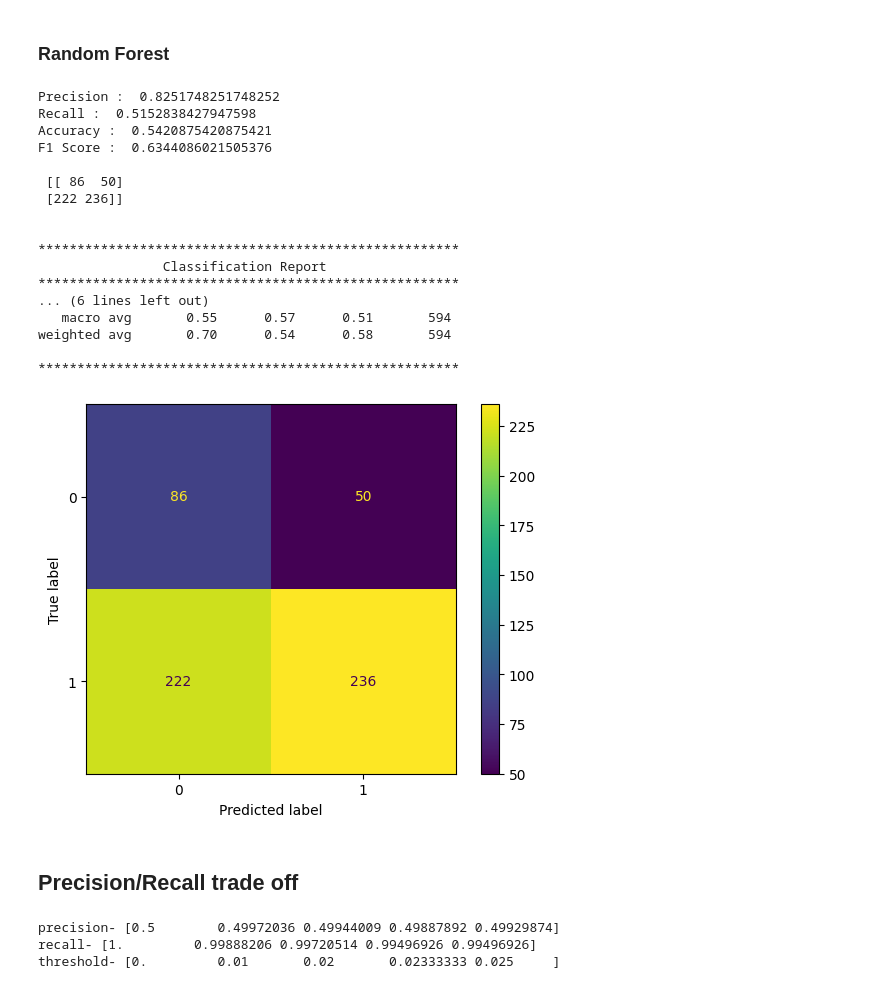
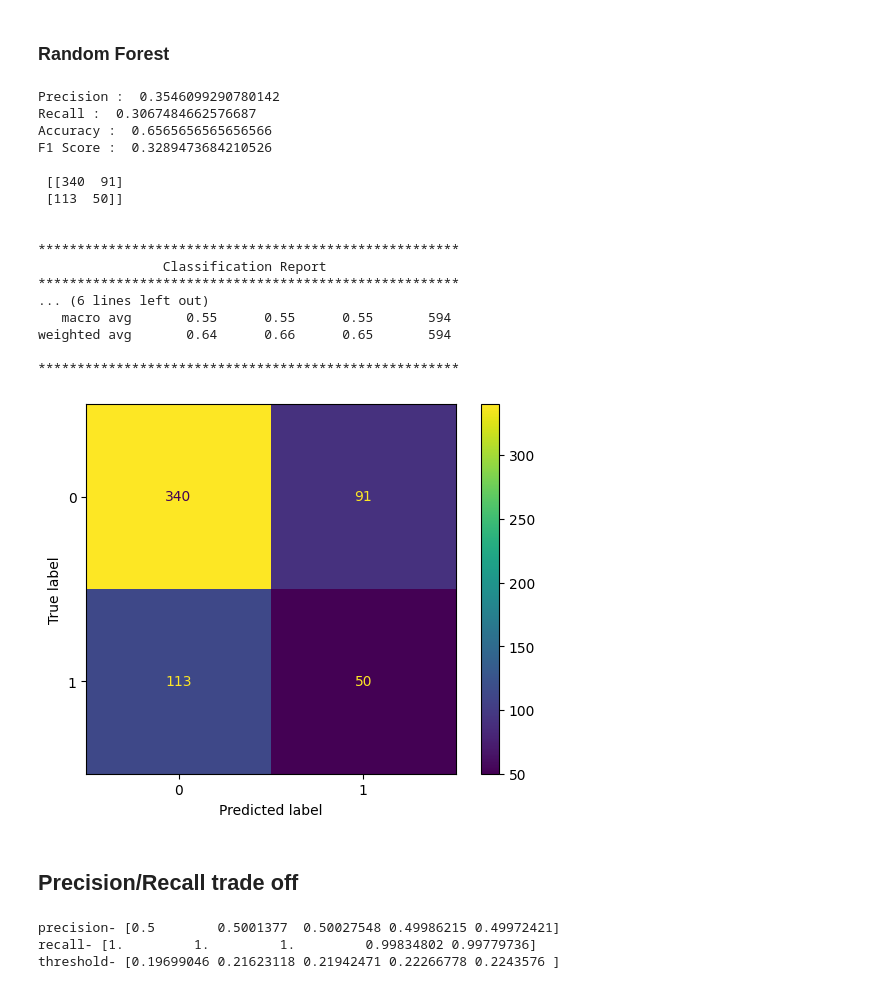
Before and after one commit to neylabelmaachi/schoolpred, a Jupyter notebook: notebooks/modeling_with_math_test.ipynb, the cells around one changed output. Drawn from its saved outputs; the diff is of its cells as text; code cells hidden in the pictures.

```diff
--- a/notebooks/modeling_with_math_test.ipynb
+++ b/notebooks/modeling_with_math_test.ipynb
@@ -184,0 +210,16 @@ importance_df.sort_values(by="score decrease", ascending = False)
+# %%
+nb = GaussianNB()
+
+param_grid = {
+    'var_smoothing': [1e-9, 1e-8, 1e-7]
+}
+
+search = GridSearchCV(nb, param_grid, cv=5, scoring='f1', n_jobs=-1)
+
+search.fit(X_proj_train, y_train)
+
+# Best score
+print(search.best_score_)
+
+# Best Params
+print(search.best_params_)
@@ -184,0 +228,17 @@ importance_df.sort_values(by="score decrease", ascending = False)
+# %%
+svc = SVC()
+
+param_grid = {
+    'C': [0.1, 1, 10],
+    'kernel': ['linear', 'rbf'],
+    'gamma': ['scale', 'auto']
+}
+
+search = GridSearchCV(svc, param_grid, cv=5, scoring='f1', n_jobs=-1)
+
+# Fit the Grid Search to your training data
+search.fit(X_proj_train, y_train)
+
+# Get the best parameters and best score from the Grid Search
+print(search.best_params_)
+print(search.best_score_)
@@ -224,7 +328,7 @@ weighted avg       0.68      0.63      0.65       594
 # %% [markdown]
 ### SVC
 # %%
-model_svc = SVC()
+model_svc = SVC(C= 10, gamma= "scale", kernel= "rbf")
 model_svc.fit(X_proj_train, y_train)
 
 # Performs Permutation
@@ -262,48 +347,48 @@ weighted avg       0.68      0.56      0.60       594
 # %% [markdown]
 ### Random Forest
 # %%
-clf = RandomForestClassifier(max_depth=2, random_state=0)
+clf = RandomForestClassifier(max_depth= None, min_samples_leaf= 1, min_samples_split= 2, n_estimators= 200)
 
-clf.fit(X_proj_train, y_train)
+clf.fit(X_train, y_train)
 
 # Performs Permutation
-permutation_score = permutation_importance(clf, X_proj_train, y_train, n_repeats=10)
+permutation_score = permutation_importance(clf, X_train, y_train, n_repeats=10)
 
 # Unstack results showing the decrease in performance after shuffling features
-importance_df = pd.DataFrame(np.vstack((X_proj_train.columns,
+importance_df = pd.DataFrame(np.vstack((X_train.columns,
                                         permutation_score.importances_mean)).T)
 importance_df.columns=['feature','score decrease']
 
 # Show the important features
 importance_df.sort_values(by="score decrease", ascending = False)
 
-y_pred_clf = clf.predict(X_proj_test)
+y_pred_clf = clf.predict(X_test)
 
 perform(y_test, y_pred_clf)
 # %% [output]
-Precision :  0.8251748251748252
-Recall :  0.5152838427947598
-Accuracy :  0.5420875420875421
-F1 Score :  0.6344086021505376
+Precision :  0.3546099290780142
+Recall :  0.3067484662576687
+Accuracy :  0.6565656565656566
+F1 Score :  0.3289473684210526
 
- [[ 86  50]
- [222 236]]
+ [[340  91]
+ [113  50]]
 
 
 ******************************************************
                 Classification Report
 ******************************************************
 ... (6 lines left out)
-   macro avg       0.55      0.57      0.51       594
-weighted avg       0.70      0.54      0.58       594
+   macro avg       0.55      0.55      0.55       594
+weighted avg       0.64      0.66      0.65       594
 
 ******************************************************
-[figure, old version]
+[figure, new version]
 # %% [markdown]
 ## Precision/Recall trade off
 # %%
 # To get the predict_proba for a model
-proba_dropout, proba_enrolled =cross_val_predict(RandomForestClassifier(),
+proba_dropout, proba_enrolled =cross_val_predict(GaussianNB(),
                                                 X_proj_train,
                                                 y_train,
                                                 cv=5,
@@ -316,9 +401,9 @@ print(f'precision- {precision[:5]}')
 print(f'recall- {recall[:5]}')
 print(f'threshold- {threshold[:5]}')
 # %% [output]
-precision- [0.5        0.49972036 0.49944009 0.49887892 0.49929874]
-recall- [1.         0.99888206 0.99720514 0.99496926 0.99496926]
-threshold- [0.         0.01       0.02       0.02333333 0.025     ]
+precision- [0.5        0.5001377  0.50027548 0.49986215 0.49972421]
+recall- [1.         1.         1.         0.99834802 0.99779736]
+threshold- [0.19699046 0.21623118 0.21942471 0.22266778 0.2243576 ]
 # %%
 # To view the scores in a DF
 scores = pd.DataFrame({'threshold':threshold,
```
Also changed, not shown: parts of 38 cells of this notebook.
